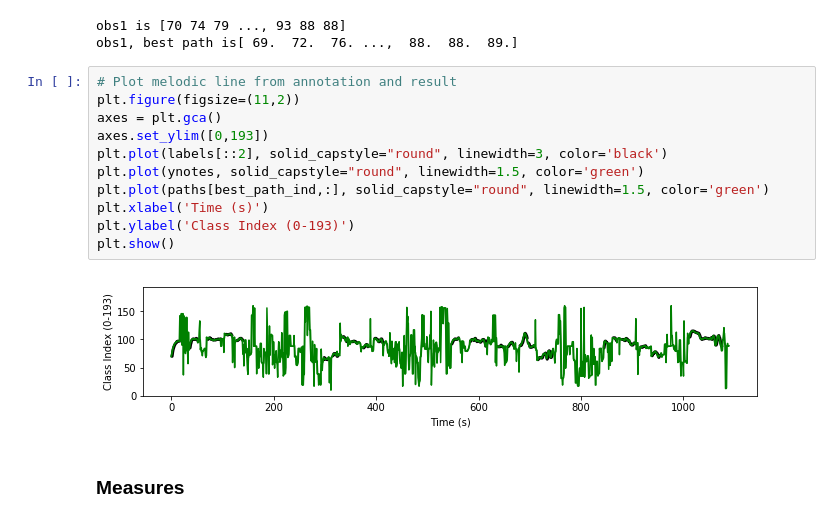
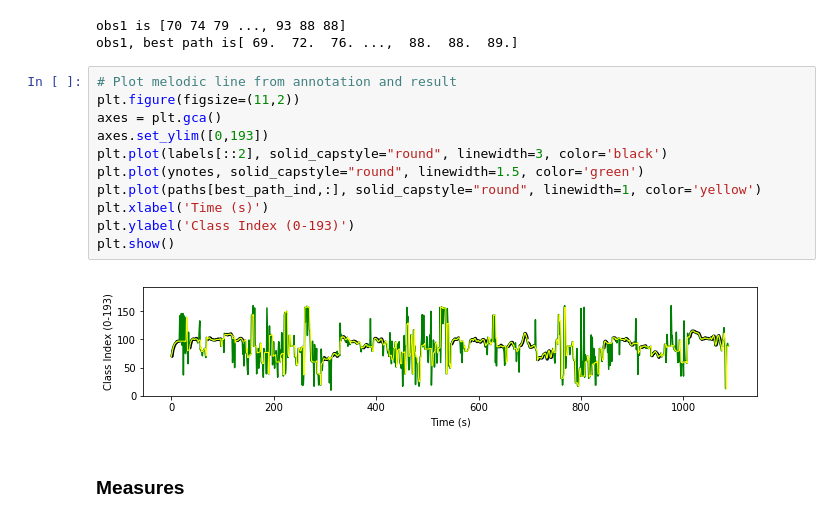
Before and after one commit to shayenne/IAmelodyDNN, a Jupyter notebook: Making Predictions.ipynb, the cells around one changed output. Cells and saved outputs as stored; diff of their text form.

```diff
--- a/Making Predictions.ipynb
+++ b/Making Predictions.ipynb
@@ -158,16 +142,16 @@ obs1, best path is[ 69.  72.  76. ...,  88.  88.  89.]
 # %%
 # Plot melodic line from annotation and result
 plt.figure(figsize=(11,2))
 axes = plt.gca()
 axes.set_ylim([0,193])
 plt.plot(labels[::2], solid_capstyle="round", linewidth=3, color='black')
 plt.plot(ynotes, solid_capstyle="round", linewidth=1.5, color='green')
-plt.plot(paths[best_path_ind,:], solid_capstyle="round", linewidth=1.5, color='green')
+plt.plot(paths[best_path_ind,:], solid_capstyle="round", linewidth=1, color='yellow')
 plt.xlabel('Time (s)')
 plt.ylabel('Class Index (0-193)')
 plt.show()
 # %% [output]
-[figure, old version]
+[figure, new version]
 # %% [markdown]
 ### Measures
 # %%
```
Also changed, not shown: parts of 18 cells of this notebook, 6 other files.
